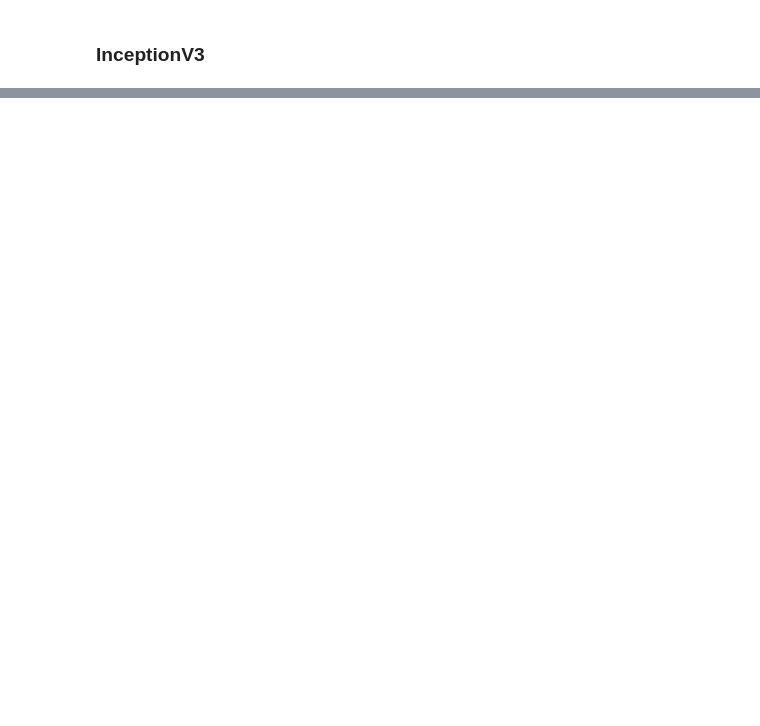
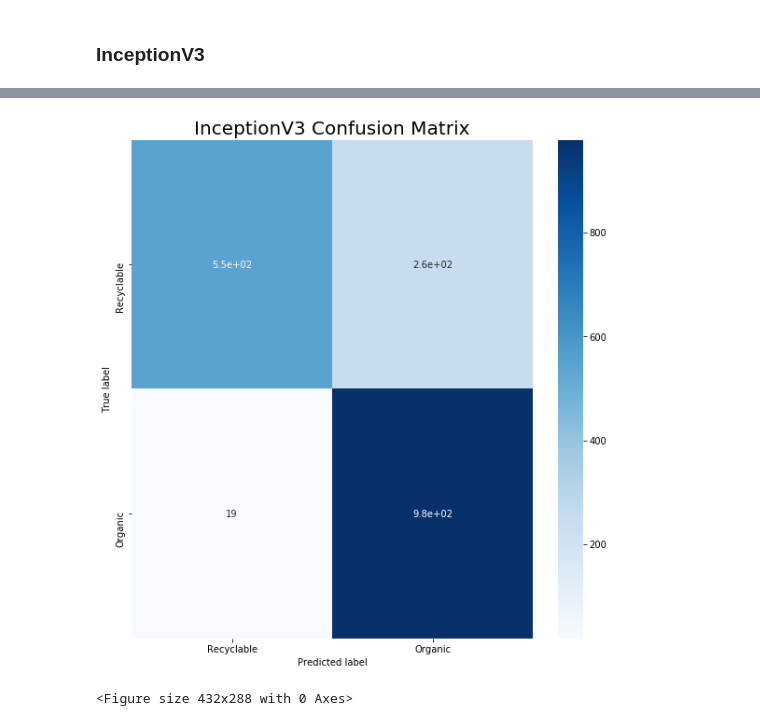
Before and after one commit to smw150430/Waste-Management-Classification, a Jupyter notebook: working_notebook.ipynb, the cells around one changed output, grey strips where cells are left out. Saved outputs shown, nothing was run; the diff lists cells and outputs as text; code cells hidden in the pictures; blank space fills up the shorter version.

```diff
--- a/working_notebook.ipynb
+++ b/working_notebook.ipynb
@@ -278,3 +296,4 @@ model_2.evaluate(X_test, y_test)
 # %%
-mod_2_pred = np.around(model_2.predict(X_test))
+# mod_2_pred = np.around(model_2.predict(X_test))
+mod_2_test_pred = model_2.predict_classes(X_test)
 # %%
@@ -282,0 +311,17 @@ print(classification_report(y_test, mod_2_pred))
+# %%
+con_mat_2 = tf.math.confusion_matrix(labels=y_test, predictions=mod_2_test_pred).numpy()
+con_mat_2_df = pd.DataFrame(con_mat_2,
+                     index = ['Recyclable', 'Organic'],
+                     columns = ['Recyclable', 'Organic'])
+
+figure = plt.figure(figsize=(8, 8))
+sns.heatmap(con_mat_2_df, annot=True,cmap=plt.cm.Blues)
+plt.tight_layout()
+plt.ylabel('True label')
+plt.xlabel('Predicted label')
+plt.title('InceptionV3 Confusion Matrix', fontsize = 20)
+plt.show()
+plt.savefig('incv3_conf_mat.png')
+# %% [output]
+[figure, added]
+<Figure size 432x288 with 0 Axes>
```
Also changed, not shown: parts of 7 cells of this notebook, 1 other file.
